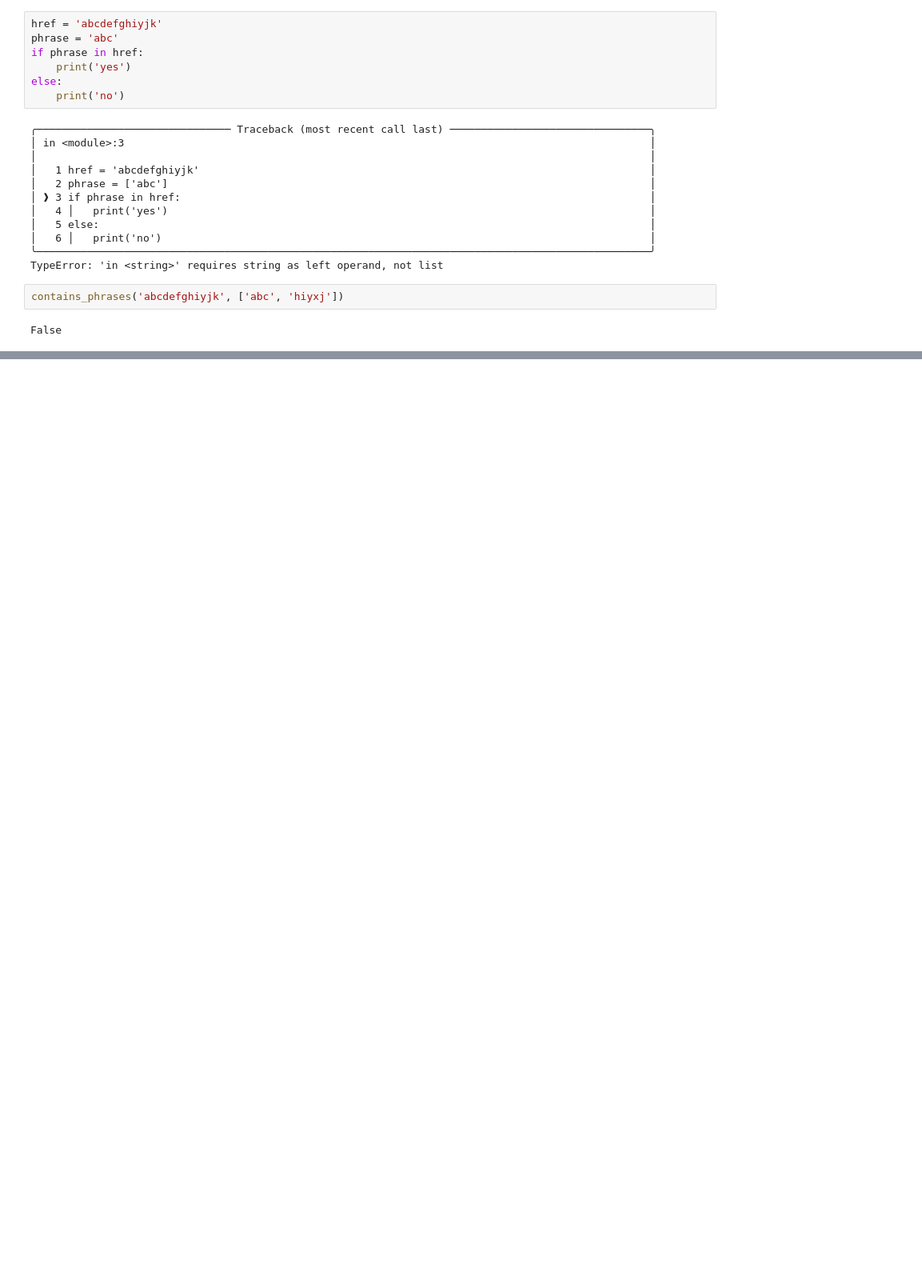
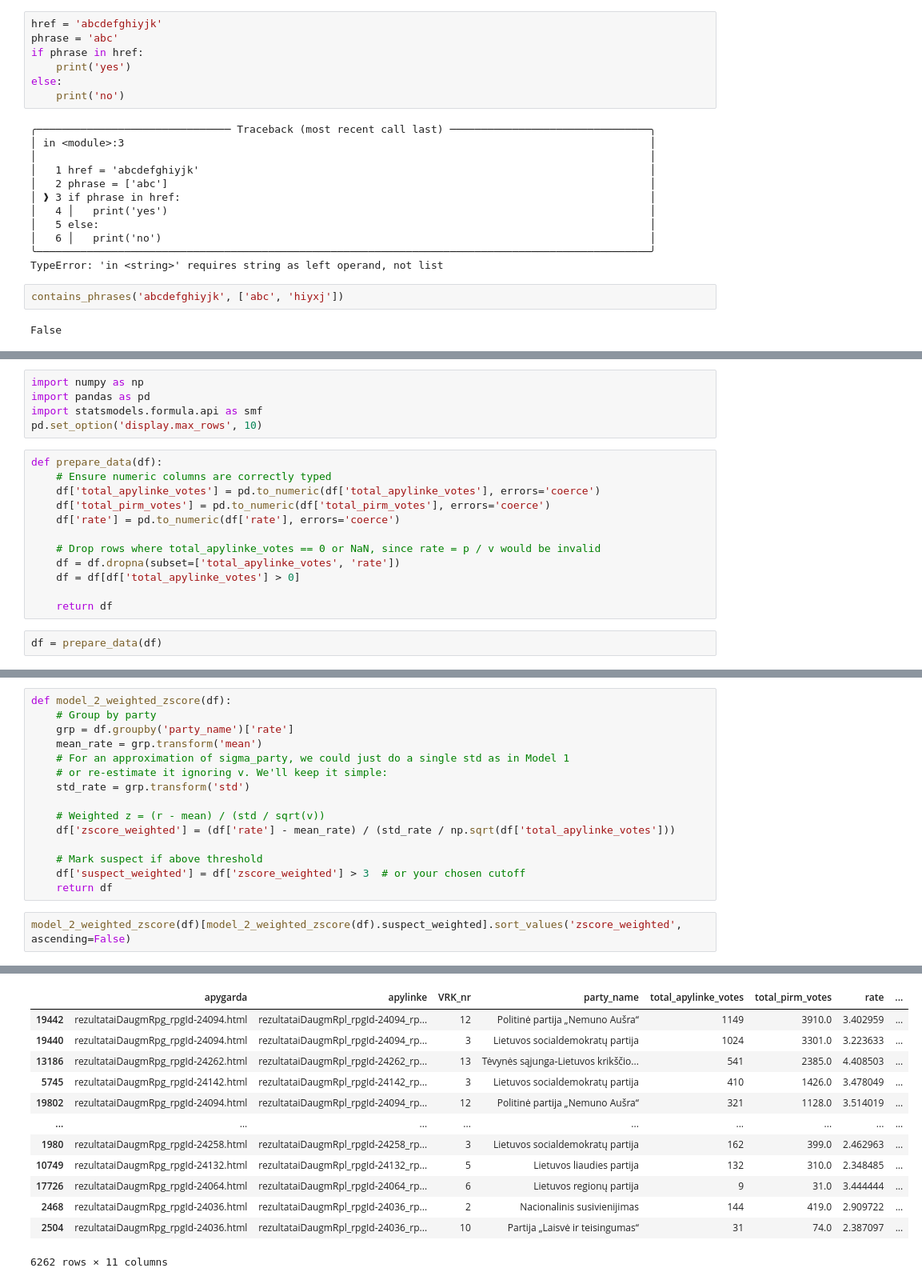
Before and after one commit to Aukstojas/lithuania-election-results, a Jupyter notebook: notebooks/analysis.ipynb, the cells around one changed output, grey strips where cells are left out. Shown: that part at 80% size. Drawn from its saved outputs; the diff is of its cells as text; blank space fills up the shorter version.

```diff
--- a/notebooks/analysis.ipynb
+++ b/notebooks/analysis.ipynb
@@ -148,0 +187,19 @@ False
+# %%
+import numpy as np
+import pandas as pd
+import statsmodels.formula.api as smf
+pd.set_option('display.max_rows', 10)
+# %%
+def prepare_data(df):
+    # Ensure numeric columns are correctly typed
+    df['total_apylinke_votes'] = pd.to_numeric(df['total_apylinke_votes'], errors='coerce')
+    df['total_pirm_votes'] = pd.to_numeric(df['total_pirm_votes'], errors='coerce')
+    df['rate'] = pd.to_numeric(df['rate'], errors='coerce')
+
+    # Drop rows where total_apylinke_votes == 0 or NaN, since rate = p / v would be invalid
+    df = df.dropna(subset=['total_apylinke_votes', 'rate'])
+    df = df[df['total_apylinke_votes'] > 0]
+
+    return df
+# %%
+df = prepare_data(df)
@@ -148,0 +224,18 @@ False
+# %%
+def model_2_weighted_zscore(df):
+    # Group by party
+    grp = df.groupby('party_name')['rate']
+    mean_rate = grp.transform('mean')
+    # For an approximation of sigma_party, we could just do a single std as in Model 1
+    # or re-estimate it ignoring v. We'll keep it simple:
+    std_rate = grp.transform('std')
+
+    # Weighted z = (r - mean) / (std / sqrt(v))
+    df['zscore_weighted'] = (df['rate'] - mean_rate) / (std_rate / np.sqrt(df['total_apylinke_votes']))
+
+    # Mark suspect if above threshold
+    df['suspect_weighted'] = df['zscore_weighted'] > 3  # or your chosen cutoff
+    return df
+# %%
+model_2_weighted_zscore(df)[model_2_weighted_zscore(df).suspect_weighted].sort_values('zscore_weighted', ascending=False)
+# %% [output]
@@ -148,0 +243,13 @@ False
+|  | apygarda | apylinke | VRK_nr | party_name | total_apylinke_votes | total_pirm_votes | rate | ... |
+| 19442 | rezultataiDaugmRpg_rpgId-24094.html | rezultataiDaugmRpl_rpgId-24094_rp... | 12 | Politinė partija „Nemuno Aušra“ | 1149 | 3910.0 | 3.402959 | ... |
+| 19440 | rezultataiDaugmRpg_rpgId-24094.html | rezultataiDaugmRpl_rpgId-24094_rp... | 3 | Lietuvos socialdemokratų partija | 1024 | 3301.0 | 3.223633 | ... |
+| 13186 | rezultataiDaugmRpg_rpgId-24262.html | rezultataiDaugmRpl_rpgId-24262_rp... | 13 | Tėvynės sąjunga-Lietuvos krikščio... | 541 | 2385.0 | 4.408503 | ... |
+| 5745 | rezultataiDaugmRpg_rpgId-24142.html | rezultataiDaugmRpl_rpgId-24142_rp... | 3 | Lietuvos socialdemokratų partija | 410 | 1426.0 | 3.478049 | ... |
+| 19802 | rezultataiDaugmRpg_rpgId-24094.html | rezultataiDaugmRpl_rpgId-24094_rp... | 12 | Politinė partija „Nemuno Aušra“ | 321 | 1128.0 | 3.514019 | ... |
+| ... | ... | ... | ... | ... | ... | ... | ... | ... |
+| 1980 | rezultataiDaugmRpg_rpgId-24258.html | rezultataiDaugmRpl_rpgId-24258_rp... | 3 | Lietuvos socialdemokratų partija | 162 | 399.0 | 2.462963 | ... |
+| 10749 | rezultataiDaugmRpg_rpgId-24132.html | rezultataiDaugmRpl_rpgId-24132_rp... | 5 | Lietuvos liaudies partija | 132 | 310.0 | 2.348485 | ... |
+| 17726 | rezultataiDaugmRpg_rpgId-24064.html | rezultataiDaugmRpl_rpgId-24064_rp... | 6 | Lietuvos regionų partija | 9 | 31.0 | 3.444444 | ... |
+| 2468 | rezultataiDaugmRpg_rpgId-24036.html | rezultataiDaugmRpl_rpgId-24036_rp... | 2 | Nacionalinis susivienijimas | 144 | 419.0 | 2.909722 | ... |
+| 2504 | rezultataiDaugmRpg_rpgId-24036.html | rezultataiDaugmRpl_rpgId-24036_rp... | 10 | Partija „Laisvė ir teisingumas“ | 31 | 74.0 | 2.387097 | ... |
+6262 rows × 11 columns
```
Also changed, not shown: parts of 23 cells of this notebook, 7 other files.
